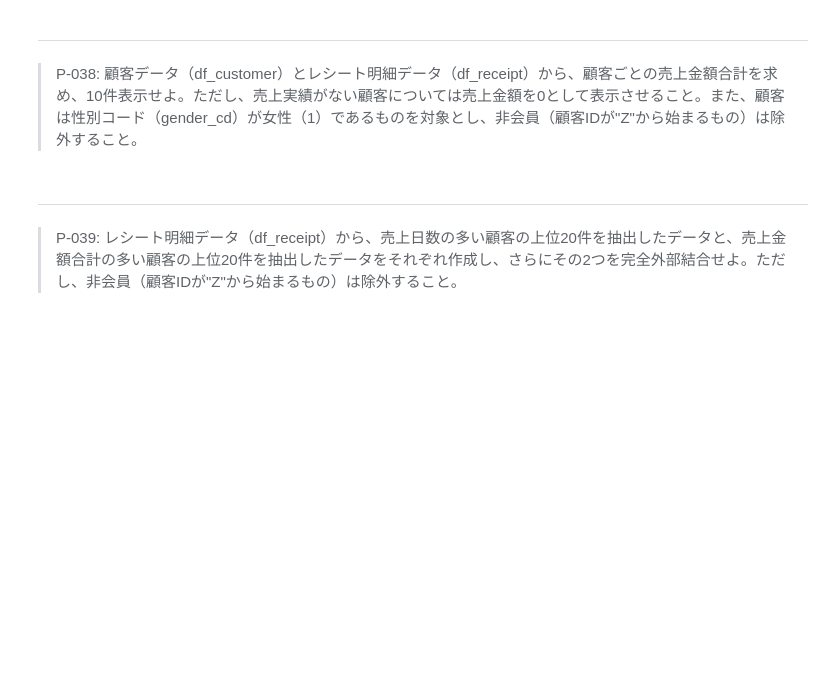
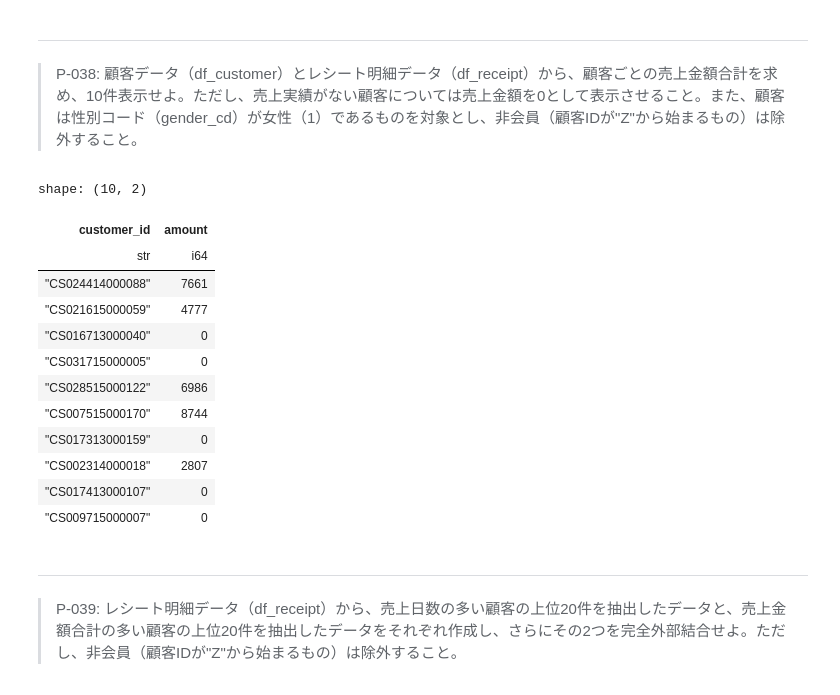
Before and after one commit to seiya8/polars100, a Jupyter notebook: knock.ipynb, the cells around one changed output. Saved outputs shown, nothing was run; the diff lists cells and outputs as text; code cells hidden in the pictures; blank space fills up the shorter version.

```diff
--- a/knock.ipynb
+++ b/knock.ipynb
@@ -699,6 +699,31 @@ shape: (10, 7)
 # %% [markdown]
 ---
 > P-038: 顧客データ（df_customer）とレシート明細データ（df_receipt）から、顧客ごとの売上金額合計を求め、10件表示せよ。ただし、売上実績がない顧客については売上金額を0として表示させること。また、顧客は性別コード（gender_cd）が女性（1）であるものを対象とし、非会員（顧客IDが"Z"から始まるもの）は除外すること。
+# %%
+df_customer.filter(
+    (pl.col("customer_id").str.slice(0, 1) != "Z")
+    & (pl.col("gender_cd") == 1)
+).select(["customer_id"]).join(
+    df_receipt,
+    how="left",
+    on="customer_id",
+).group_by("customer_id").agg(
+    pl.col("amount").sum()
+).head(10)
+# %% [output]
+shape: (10, 2)
+| customer_id | amount |
+| str | i64 |
+| "CS024414000088" | 7661 |
+| "CS021615000059" | 4777 |
+| "CS016713000040" | 0 |
+| "CS031715000005" | 0 |
+| "CS028515000122" | 6986 |
+| "CS007515000170" | 8744 |
+| "CS017313000159" | 0 |
+| "CS002314000018" | 2807 |
+| "CS017413000107" | 0 |
+| "CS009715000007" | 0 |
 # %% [markdown]
 ---
 > P-039: レシート明細データ（df_receipt）から、売上日数の多い顧客の上位20件を抽出したデータと、売上金額合計の多い顧客の上位20件を抽出したデータをそれぞれ作成し、さらにその2つを完全外部結合せよ。ただし、非会員（顧客IDが"Z"から始まるもの）は除外すること。
```
Also changed, not shown: parts of 6 cells of this notebook.
